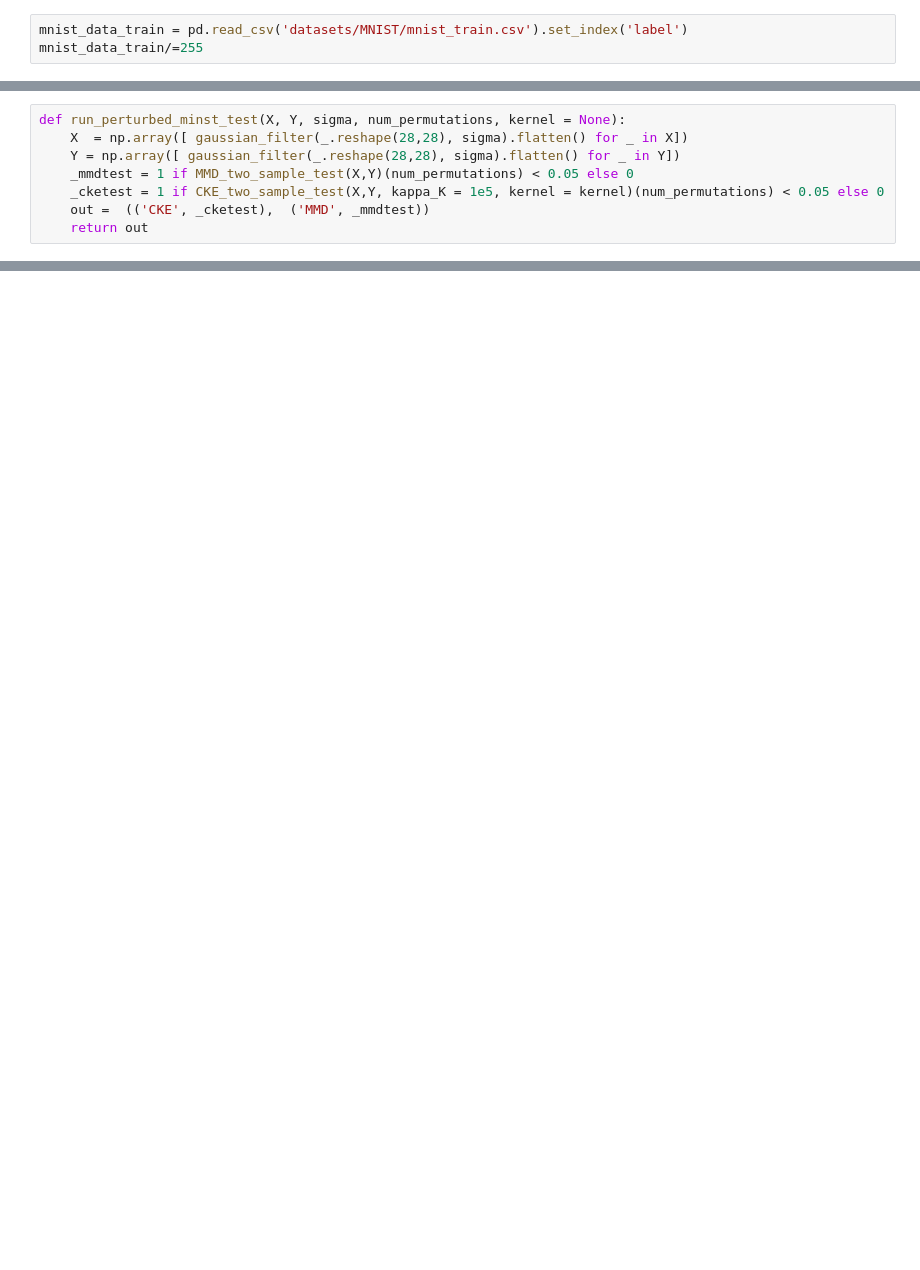
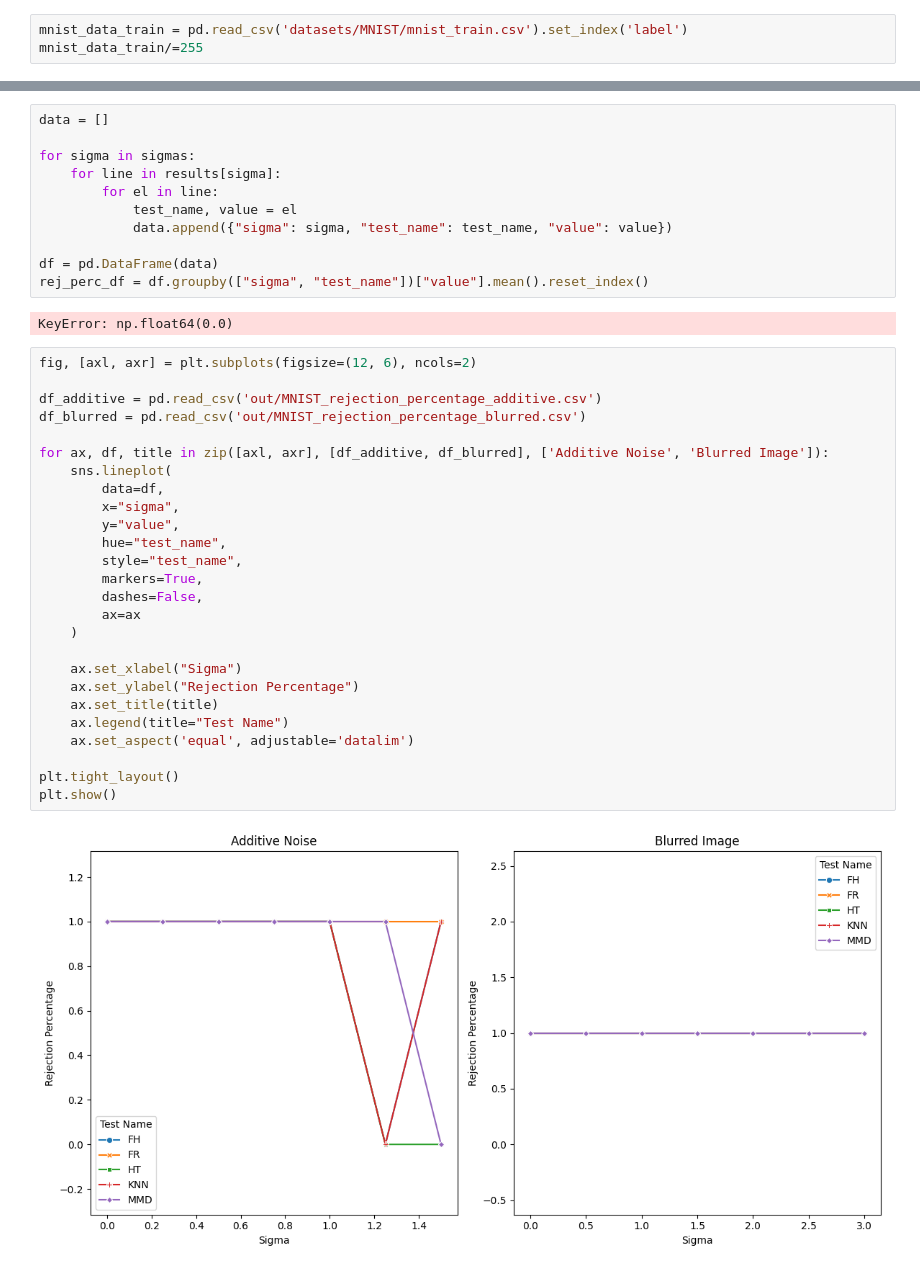
Before and after one commit to leonardoVsantoro/Kernel-Likelihood-Ratio-Two-Sample-Test, a Jupyter notebook: MNIST.ipynb, the cells around one changed output, grey strips where cells are left out. Drawn from its saved outputs; the diff is of its cells as text; blank space fills up the shorter version.

```diff
--- a/MNIST.ipynb
+++ b/MNIST.ipynb
@@ -173,8 +14,0 @@ MMD : 0.63
-# %%
-def run_perturbed_minst_test(X, Y, sigma, num_permutations, kernel = None):
-    X  = np.array([ gaussian_filter(_.reshape(28,28), sigma).flatten() for _ in X])
-    Y = np.array([ gaussian_filter(_.reshape(28,28), sigma).flatten() for _ in Y])
-    _mmdtest = 1 if MMD_two_sample_test(X,Y)(num_permutations) < 0.05 else 0
-    _cketest = 1 if CKE_two_sample_test(X,Y, kappa_K = 1e5, kernel = kernel)(num_permutations) < 0.05 else 0
-    out =  (('CKE', _cketest),  ('MMD', _mmdtest))
-    return out
@@ -342,0 +157,41 @@ print('CKE : {}'.format(np.mean(cke_pvals)))
+# %%
+data = []
+
+for sigma in sigmas:
+    for line in results[sigma]:
+        for el in line:
+            test_name, value = el
+            data.append({"sigma": sigma, "test_name": test_name, "value": value})
+
+df = pd.DataFrame(data)
+rej_perc_df = df.groupby(["sigma", "test_name"])["value"].mean().reset_index()
+# %% [output]
+KeyError: np.float64(0.0)
+# %%
+fig, [axl, axr] = plt.subplots(figsize=(12, 6), ncols=2)
+
+df_additive = pd.read_csv('out/MNIST_rejection_percentage_additive.csv')
+df_blurred = pd.read_csv('out/MNIST_rejection_percentage_blurred.csv')
+
+for ax, df, title in zip([axl, axr], [df_additive, df_blurred], ['Additive Noise', 'Blurred Image']):
+    sns.lineplot(
+        data=df,
+        x="sigma",
+        y="value",
+        hue="test_name",
+        style="test_name",
+        markers=True,
+        dashes=False,
+        ax=ax
+    )
+
+    ax.set_xlabel("Sigma")
+    ax.set_ylabel("Rejection Percentage")
+    ax.set_title(title)
+    ax.legend(title="Test Name")
+    ax.set_aspect('equal', adjustable='datalim')
+
+plt.tight_layout()
+plt.show()
+# %% [output]
+[figure, added]
```
Also changed, not shown: parts of 38 cells of this notebook, 19 other files.
